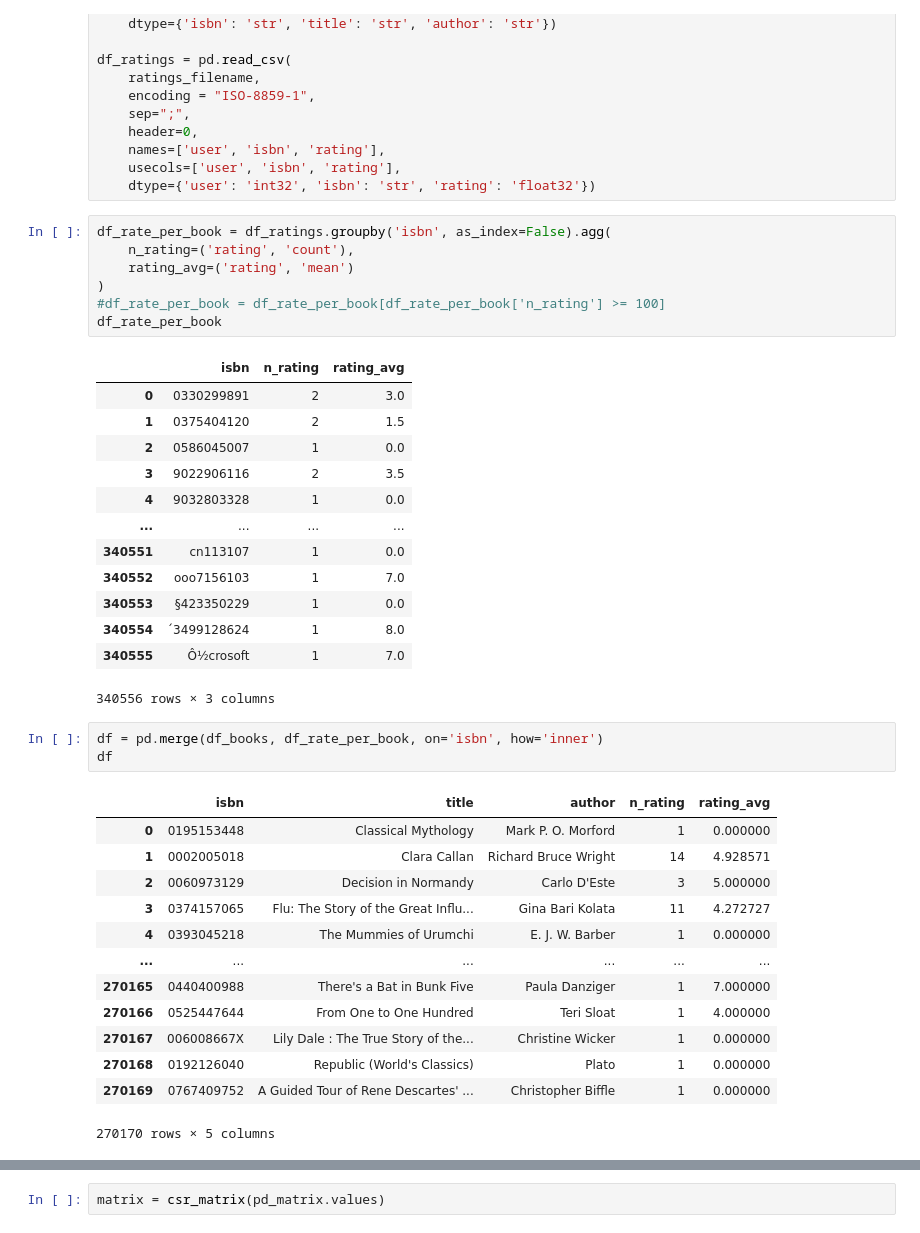
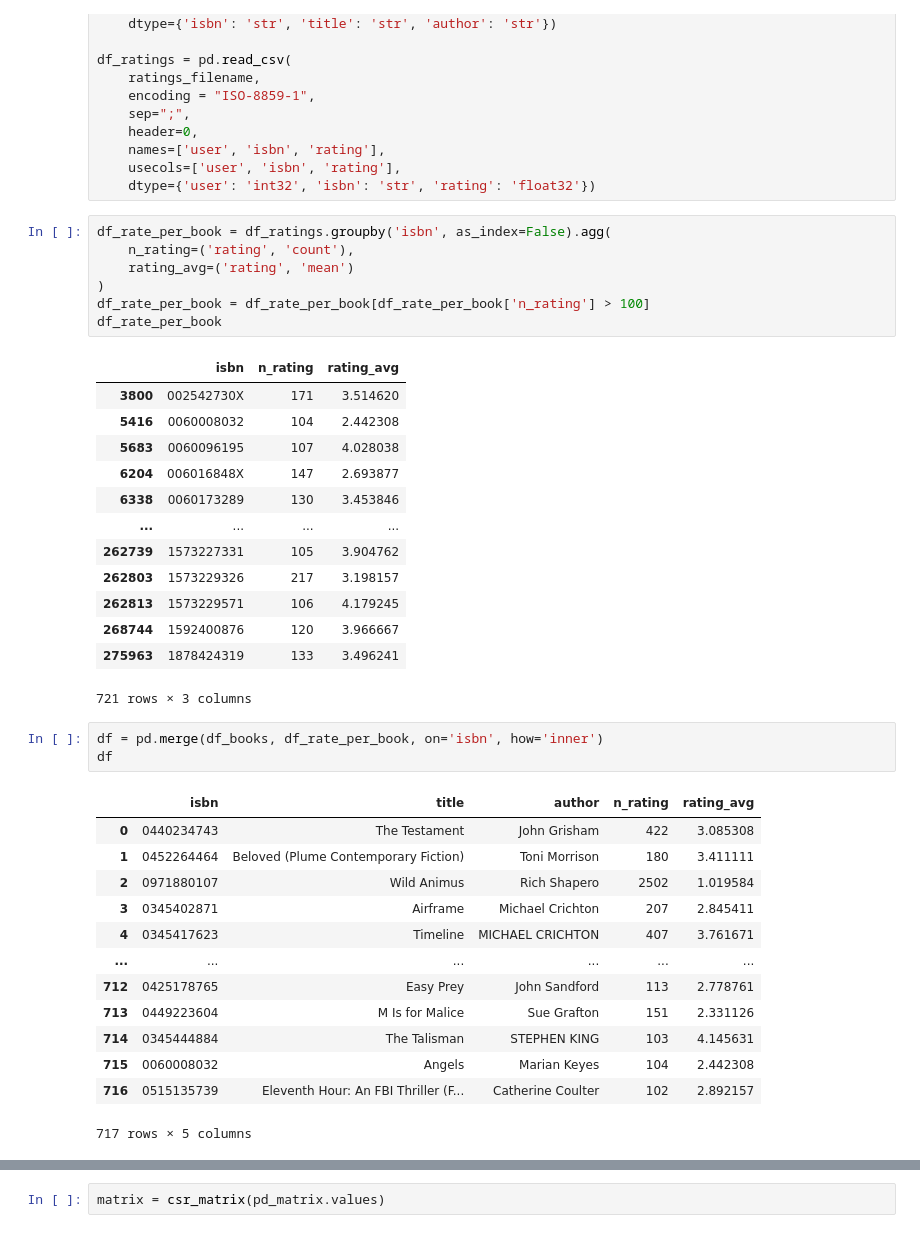
Before and after one commit to IgorG-Monteiro/ML_with_TensorFlow, a Jupyter notebook: Projects/KNN Book Recommendation/KNN_project.ipynb, the cells around one changed output, grey strips where cells are left out. Drawn from its saved outputs; the diff is of its cells as text.

```diff
--- a/Projects/KNN Book Recommendation/KNN_project.ipynb
+++ b/Projects/KNN Book Recommendation/KNN_project.ipynb
@@ -54,38 +54,38 @@ df_ratings = pd.read_csv(
 # %%
 df_rate_per_book = df_ratings.groupby('isbn', as_index=False).agg(
     n_rating=('rating', 'count'),
     rating_avg=('rating', 'mean')
 )
-#df_rate_per_book = df_rate_per_book[df_rate_per_book['n_rating'] >= 100]
+df_rate_per_book = df_rate_per_book[df_rate_per_book['n_rating'] > 100]
 df_rate_per_book
 # %% [output]
 |  | isbn | n_rating | rating_avg |
-| 0 | 0330299891 | 2 | 3.0 |
-| 1 | 0375404120 | 2 | 1.5 |
-| 2 | 0586045007 | 1 | 0.0 |
-| 3 | 9022906116 | 2 | 3.5 |
-| 4 | 9032803328 | 1 | 0.0 |
+| 3800 | 002542730X | 171 | 3.514620 |
+| 5416 | 0060008032 | 104 | 2.442308 |
+| 5683 | 0060096195 | 107 | 4.028038 |
+| 6204 | 006016848X | 147 | 2.693877 |
+| 6338 | 0060173289 | 130 | 3.453846 |
 | ... | ... | ... | ... |
-| 340551 | cn113107 | 1 | 0.0 |
-| 340552 | ooo7156103 | 1 | 7.0 |
-| 340553 | §423350229 | 1 | 0.0 |
-| 340554 | ´3499128624 | 1 | 8.0 |
-| 340555 | Ô½crosoft | 1 | 7.0 |
+| 262739 | 1573227331 | 105 | 3.904762 |
+| 262803 | 1573229326 | 217 | 3.198157 |
+| 262813 | 1573229571 | 106 | 4.179245 |
+| 268744 | 1592400876 | 120 | 3.966667 |
+| 275963 | 1878424319 | 133 | 3.496241 |
-340556 rows × 3 columns
+721 rows × 3 columns
 # %%
 df = pd.merge(df_books, df_rate_per_book, on='isbn', how='inner')
 df
 # %% [output]
 |  | isbn | title | author | n_rating | rating_avg |
-| 0 | 0195153448 | Classical Mythology | Mark P. O. Morford | 1 | 0.000000 |
-| 1 | 0002005018 | Clara Callan | Richard Bruce Wright | 14 | 4.928571 |
-| 2 | 0060973129 | Decision in Normandy | Carlo D'Este | 3 | 5.000000 |
-| 3 | 0374157065 | Flu: The Story of the Great Influ... | Gina Bari Kolata | 11 | 4.272727 |
-| 4 | 0393045218 | The Mummies of Urumchi | E. J. W. Barber | 1 | 0.000000 |
+| 0 | 0440234743 | The Testament | John Grisham | 422 | 3.085308 |
+| 1 | 0452264464 | Beloved (Plume Contemporary Fiction) | Toni Morrison | 180 | 3.411111 |
+| 2 | 0971880107 | Wild Animus | Rich Shapero | 2502 | 1.019584 |
+| 3 | 0345402871 | Airframe | Michael Crichton | 207 | 2.845411 |
+| 4 | 0345417623 | Timeline | MICHAEL CRICHTON | 407 | 3.761671 |
 | ... | ... | ... | ... | ... | ... |
-| 270165 | 0440400988 | There's a Bat in Bunk Five | Paula Danziger | 1 | 7.000000 |
-| 270166 | 0525447644 | From One to One Hundred | Teri Sloat | 1 | 4.000000 |
-| 270167 | 006008667X | Lily Dale : The True Story of the... | Christine Wicker | 1 | 0.000000 |
-| 270168 | 0192126040 | Republic (World's Classics) | Plato | 1 | 0.000000 |
-| 270169 | 0767409752 | A Guided Tour of Rene Descartes' ... | Christopher Biffle | 1 | 0.000000 |
+| 712 | 0425178765 | Easy Prey | John Sandford | 113 | 2.778761 |
+| 713 | 0449223604 | M Is for Malice | Sue Grafton | 151 | 2.331126 |
+| 714 | 0345444884 | The Talisman | STEPHEN KING | 103 | 4.145631 |
+| 715 | 0060008032 | Angels | Marian Keyes | 104 | 2.442308 |
+| 716 | 0515135739 | Eleventh Hour: An FBI Thriller (F... | Catherine Coulter | 102 | 2.892157 |
-270170 rows × 5 columns
+717 rows × 5 columns
```
Also changed, not shown: parts of 4 cells of this notebook.
